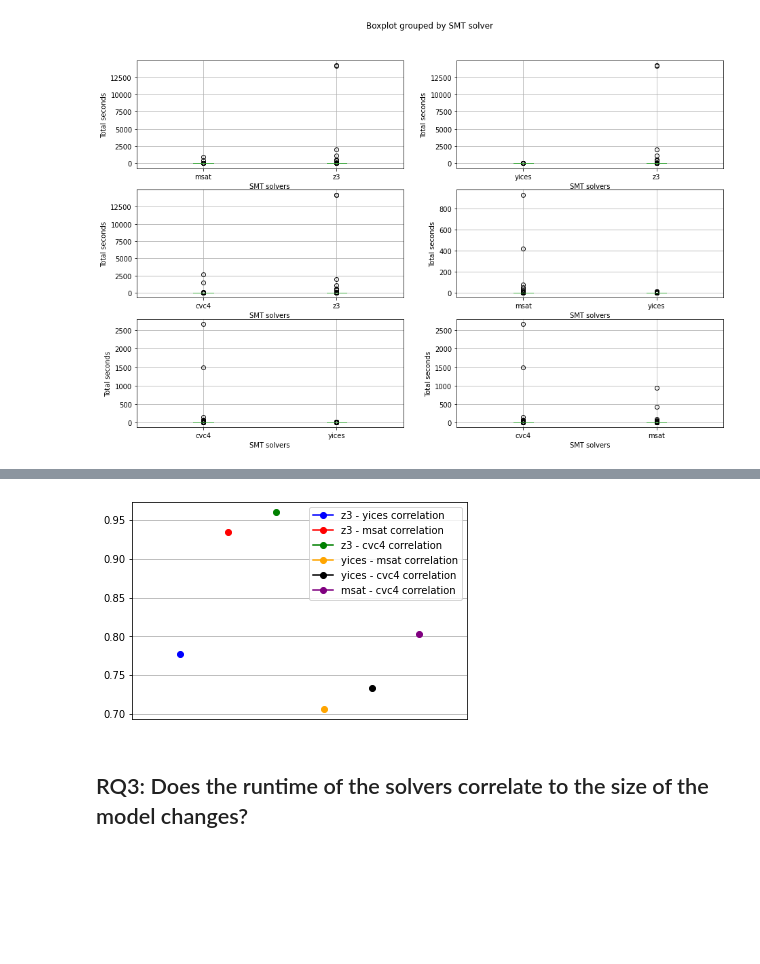
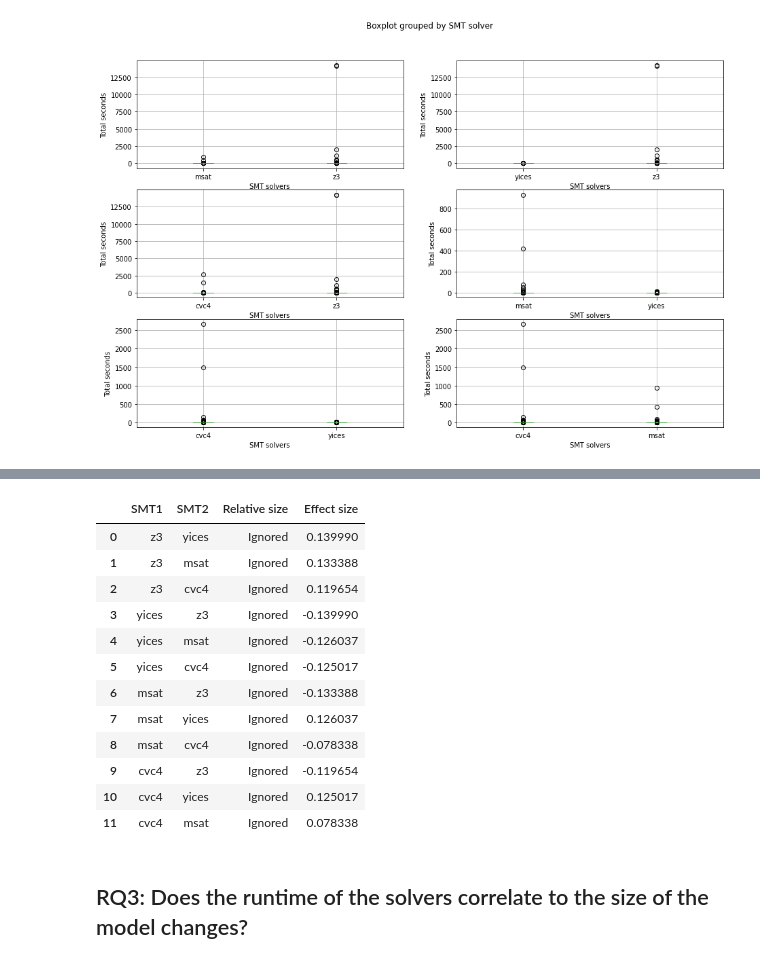
Before and after one commit to GianniM123/ResearchInternship, a Jupyter notebook: statistics/statistics.ipynb, the cells around one changed output, grey strips where cells are left out. Drawn from its saved outputs; the diff is of its cells as text; code cells hidden in the pictures; blank space fills up the shorter version.

```diff
--- a/statistics/statistics.ipynb
+++ b/statistics/statistics.ipynb
@@ -84,33 +84,48 @@ yices_finished = only_finished[only_finished["SMT solver"] == "yices"]["total se
 msat_finished = only_finished[only_finished["SMT solver"] == "msat"]["total seconds"]
 cvc4_finished = only_finished[only_finished["SMT solver"] == "cvc4"]["total seconds"]
 
-print(stats.shapiro(z3_finished)) # not a 'significant' p-value (2nd)
-print(stats.shapiro(yices_finished)) # not a 'significant' p-value (2nd)
+#Effect size (https://machinelearningmastery.com/effect-size-measures-in-python/)
+def cohend(d1, d2):
+    # calculate the size of samples
+    n1, n2 = len(d1), len(d2)
+    # calculate the variance of the samples
+    s1, s2 = np.var(d1, ddof=1), np.var(d2, ddof=1)
+    # calculate the pooled standard deviation
+    s = sqrt(((n1 - 1) * s1 + (n2 - 1) * s2) / (n1 + n2 - 2))
+    # calculate the means of the samples
+    u1, u2 = np.mean(d1), np.mean(d2)
+    # calculate the effect size
+    return (u1 - u2) / s
 
-result = stats.wilcoxon(z3_finished,yices_finished)
 
-print(result)
+def effect_size(d):
+    if d < 0:
+        d = -1 * d
+    if d < 0.2:
+        return "Ignored"
+    elif d < 0.5:
+        return "Small"
+    elif d < 0.8:
+        return "Moderate"
+    elif d < 1.4:
+        return "Large"
+    return "Very Large"
+effect_size_list = []
+effect_size_list.append({"SMT1" : "z3", "SMT2" : "yices", "Effect size" : cohend(z3_finished,yices_finished)})
+effect_size_list.append({"SMT1" : "z3", "SMT2" : "msat", "Effect size" : cohend(z3_finished,msat_finished)})
+effect_size_list.append({"SMT1" : "z3", "SMT2" : "cvc4", "Effect size" : cohend(z3_finished,cvc4_finished)})
+effect_size_list.append({"SMT1" : "yices", "SMT2" : "z3", "Effect size" : cohend(yices_finished,z3_finished)})
+effect_size_list.append({"SMT1" : "yices", "SMT2" : "msat", "Effect size" : cohend(yices_finished,msat_finished)})
+effect_size_list.append({"SMT1" : "yices", "SMT2" : "cvc4", "Effect size" : cohend(yices_finished,cvc4_finished)})
+effect_size_list.append({"SMT1" : "msat", "SMT2" : "z3", "Effect size" : cohend(msat_finished,z3_finished)})
+effect_size_list.append({"SMT1" : "msat", "SMT2" : "yices", "Effect size" : cohend(msat_finished,yices_finished)})
+effect_size_list.append({"SMT1" : "msat", "SMT2" : "cvc4", "Effect size" : cohend(msat_finished,cvc4_finished)})
+effect_size_list.append({"SMT1" : "cvc4", "SMT2" : "z3", "Effect size" : cohend(cvc4_finished,z3_finished)})
+effect_size_list.append({"SMT1" : "cvc4", "SMT2" : "yices", "Effect size" : cohend(cvc4_finished,yices_finished)})
+effect_size_list.append({"SMT1" : "cvc4", "SMT2" : "msat", "Effect size" : cohend(cvc4_finished,msat_finished)})
 
-#Effect size (https://machinelearningmastery.com/effect-size-measures-in-python/)
-corr_z3_yices, _ = stats.pearsonr(z3_finished,yices_finished)
-corr_z3_msat, _ = stats.pearsonr(z3_finished,msat_finished)
-corr_z3_cvc4, _ = stats.pearsonr(z3_finished,cvc4_finished)
 
-corr_yices_msat, _ = stats.pearsonr(yices_finished,msat_finished)
-corr_yices_cvc4, _ = stats.pearsonr(yices_finished,cvc4_finished)
-
-corr_msat_cvc4, _ = stats.pearsonr(msat_finished,cvc4_finished)
-
-plt.xlim(0, 7)
-plt.grid()
-plt.plot(1, corr_z3_yices,c="blue", marker="o",label="z3 - yices correlation")
-plt.plot(2, corr_z3_msat,c="red", marker="o",label="z3 - msat correlation")
-plt.plot(3, corr_z3_cvc4,c="green", marker="o",label="z3 - cvc4 correlation")
-plt.plot(4, corr_yices_msat,c="orange", marker="o",label="yices - msat correlation")
-plt.plot(5, corr_yices_cvc4,c="black", marker="o",label="yices - cvc4 correlation")
-plt.plot(6, corr_msat_cvc4,c="purple", marker="o",label="msat - cvc4 correlation")
-plt.legend()
-ax = plt.gca()
-ax.get_xaxis().set_visible(False)
-plt.show()
+effect_size_frame = pandas.DataFrame(effect_size_list)
+effect_size_frame.insert(2,"Relative size", [ effect_size(i) for i in effect_size_frame['Effect size'] ])
+display(effect_size_frame)
 # %% [output]
@@ -120,4 +132,16 @@ WilcoxonResult(statistic=3.0, pvalue=1.6444460440384837e-46)
-[figure, removed]
+|  | SMT1 | SMT2 | Relative size | Effect size |
+| 0 | z3 | yices | Ignored | 0.139990 |
+| 1 | z3 | msat | Ignored | 0.133388 |
+| 2 | z3 | cvc4 | Ignored | 0.119654 |
+| 3 | yices | z3 | Ignored | -0.139990 |
+| 4 | yices | msat | Ignored | -0.126037 |
+| 5 | yices | cvc4 | Ignored | -0.125017 |
+| 6 | msat | z3 | Ignored | -0.133388 |
+| 7 | msat | yices | Ignored | 0.126037 |
+| 8 | msat | cvc4 | Ignored | -0.078338 |
+| 9 | cvc4 | z3 | Ignored | -0.119654 |
+| 10 | cvc4 | yices | Ignored | 0.125017 |
+| 11 | cvc4 | msat | Ignored | 0.078338 |
 # %% [markdown]
 ## RQ3: Does the runtime of the solvers correlate to the size of the model changes?
 # %% [markdown]
```
Also changed, not shown: parts of 4 cells of this notebook, 1 other file.
